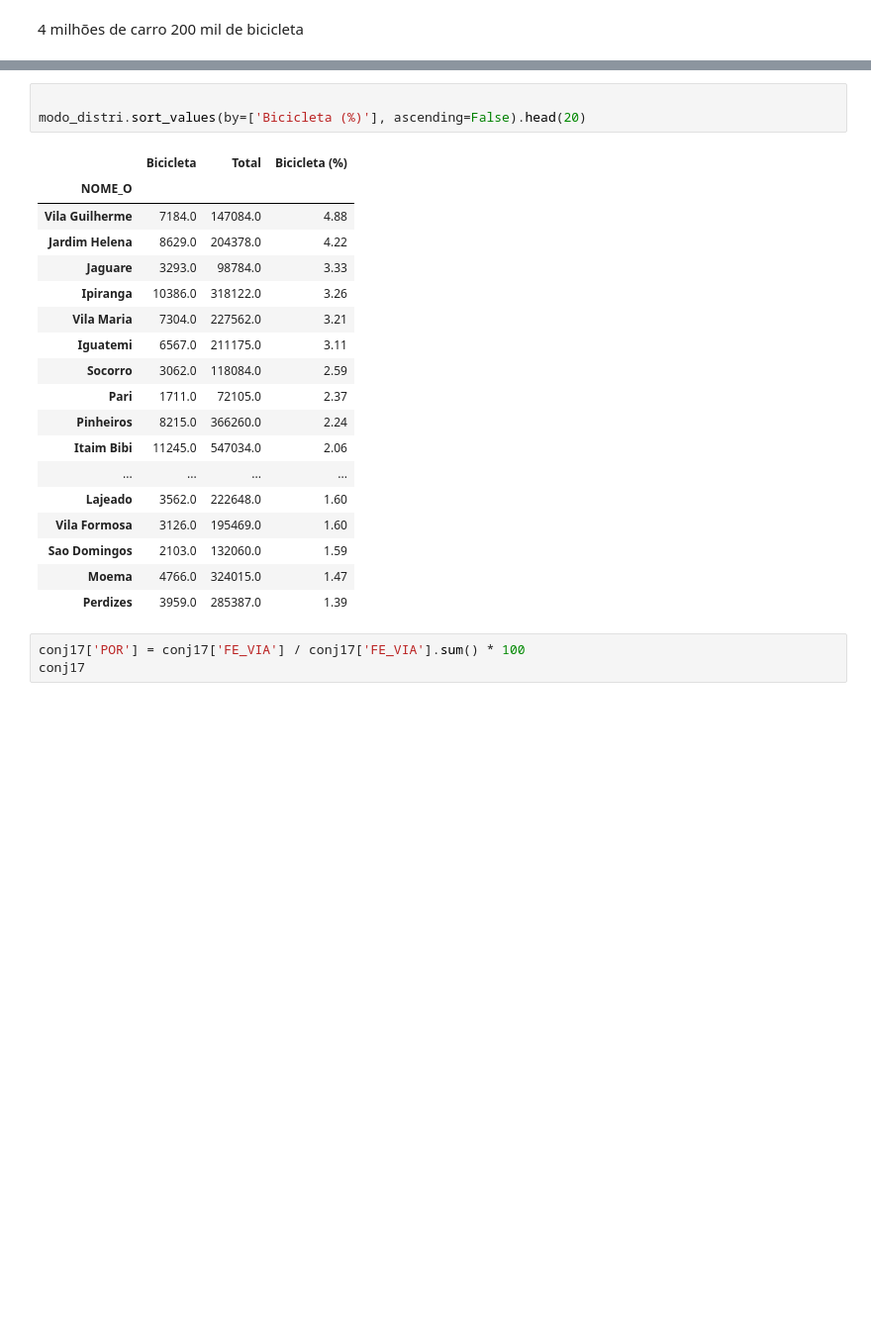
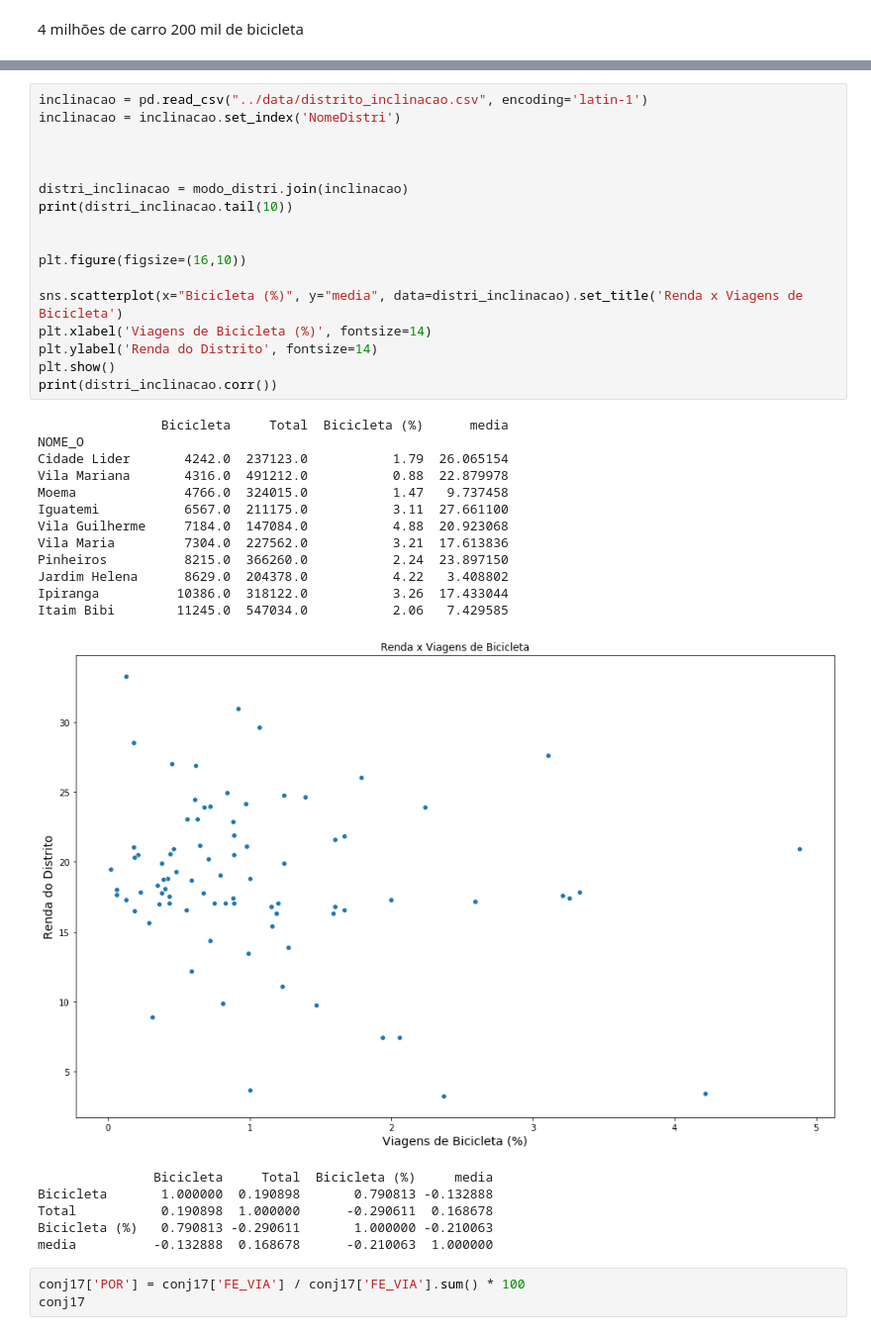
Before and after one commit to ezambomsantana/analise_od, a Jupyter notebook: notebook/Bike Analysis.ipynb, the cells around one changed output, grey strips where cells are left out. Shown at 99% size. Cells and saved outputs as stored; diff of their text form; blank space fills up the shorter version.

```diff
--- a/notebook/Bike Analysis.ipynb
+++ b/notebook/Bike Analysis.ipynb
@@ -198,28 +211,42 @@ Bicicleta       1.000000  0.190898       0.790813  0.190419
 Total           0.190898  1.000000      -0.290611  0.069306
 Bicicleta (%)   0.790813 -0.290611       1.000000  0.053798
 RENDA_FA        0.190419  0.069306       0.053798  1.000000
-# %%
-
-modo_distri.sort_values(by=['Bicicleta (%)'], ascending=False).head(20)
-# %% [output]
-|  | Bicicleta | Total | Bicicleta (%) |
-| NOME_O |  |  |  |
-| Vila Guilherme | 7184.0 | 147084.0 | 4.88 |
-| Jardim Helena | 8629.0 | 204378.0 | 4.22 |
-| Jaguare | 3293.0 | 98784.0 | 3.33 |
-| Ipiranga | 10386.0 | 318122.0 | 3.26 |
-| Vila Maria | 7304.0 | 227562.0 | 3.21 |
-| Iguatemi | 6567.0 | 211175.0 | 3.11 |
-| Socorro | 3062.0 | 118084.0 | 2.59 |
-| Pari | 1711.0 | 72105.0 | 2.37 |
-| Pinheiros | 8215.0 | 366260.0 | 2.24 |
-| Itaim Bibi | 11245.0 | 547034.0 | 2.06 |
-| ... | ... | ... | ... |
-| Lajeado | 3562.0 | 222648.0 | 1.60 |
-| Vila Formosa | 3126.0 | 195469.0 | 1.60 |
-| Sao Domingos | 2103.0 | 132060.0 | 1.59 |
-| Moema | 4766.0 | 324015.0 | 1.47 |
-| Perdizes | 3959.0 | 285387.0 | 1.39 |
+# %%
+inclinacao = pd.read_csv("../data/distrito_inclinacao.csv", encoding='latin-1')
+inclinacao = inclinacao.set_index('NomeDistri')
+
+
+
+distri_inclinacao = modo_distri.join(inclinacao)
+print(distri_inclinacao.tail(10))
+
+
+plt.figure(figsize=(16,10))
+
+sns.scatterplot(x="Bicicleta (%)", y="media", data=distri_inclinacao).set_title('Renda x Viagens de Bicicleta')
+plt.xlabel('Viagens de Bicicleta (%)', fontsize=14)
+plt.ylabel('Renda do Distrito', fontsize=14)
+plt.show()
+print(distri_inclinacao.corr())
+# %% [output]
+                Bicicleta     Total  Bicicleta (%)      media
+NOME_O
+Cidade Lider       4242.0  237123.0           1.79  26.065154
+Vila Mariana       4316.0  491212.0           0.88  22.879978
+Moema              4766.0  324015.0           1.47   9.737458
+Iguatemi           6567.0  211175.0           3.11  27.661100
+Vila Guilherme     7184.0  147084.0           4.88  20.923068
+Vila Maria         7304.0  227562.0           3.21  17.613836
+Pinheiros          8215.0  366260.0           2.24  23.897150
+Jardim Helena      8629.0  204378.0           4.22   3.408802
+Ipiranga          10386.0  318122.0           3.26  17.433044
+Itaim Bibi        11245.0  547034.0           2.06   7.429585
+[figure, added]
+               Bicicleta     Total  Bicicleta (%)     media
+Bicicleta       1.000000  0.190898       0.790813 -0.132888
+Total           0.190898  1.000000      -0.290611  0.168678
+Bicicleta (%)   0.790813 -0.290611       1.000000 -0.210063
+media          -0.132888  0.168678      -0.210063  1.000000
 # %%
 conj17['POR'] = conj17['FE_VIA'] / conj17['FE_VIA'].sum() * 100
 conj17
```
Also changed, not shown: parts of 17 cells of this notebook, 1 other file.
